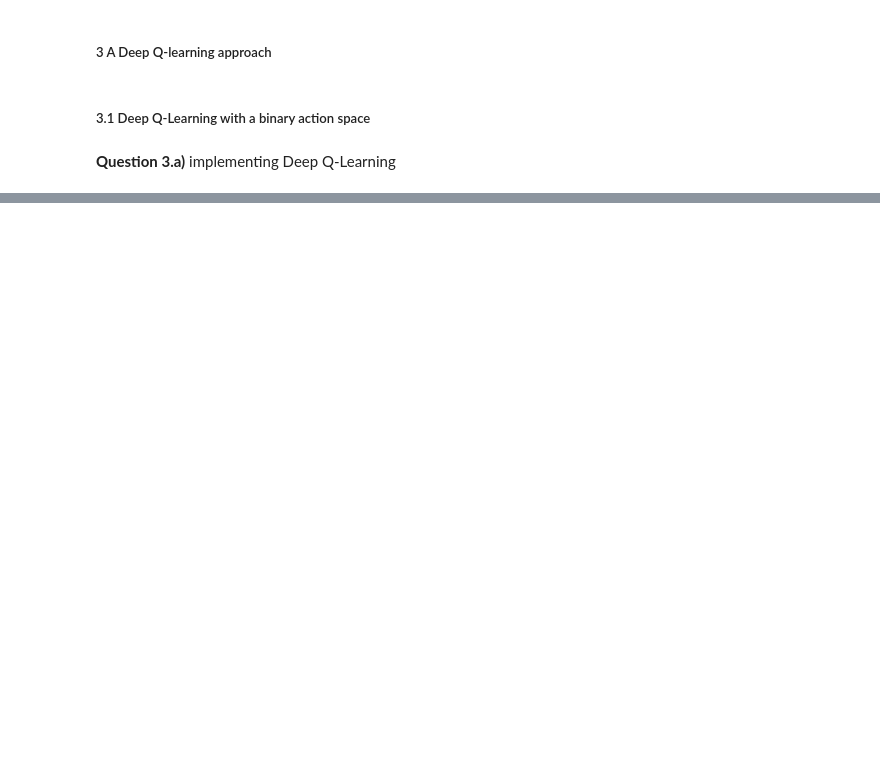
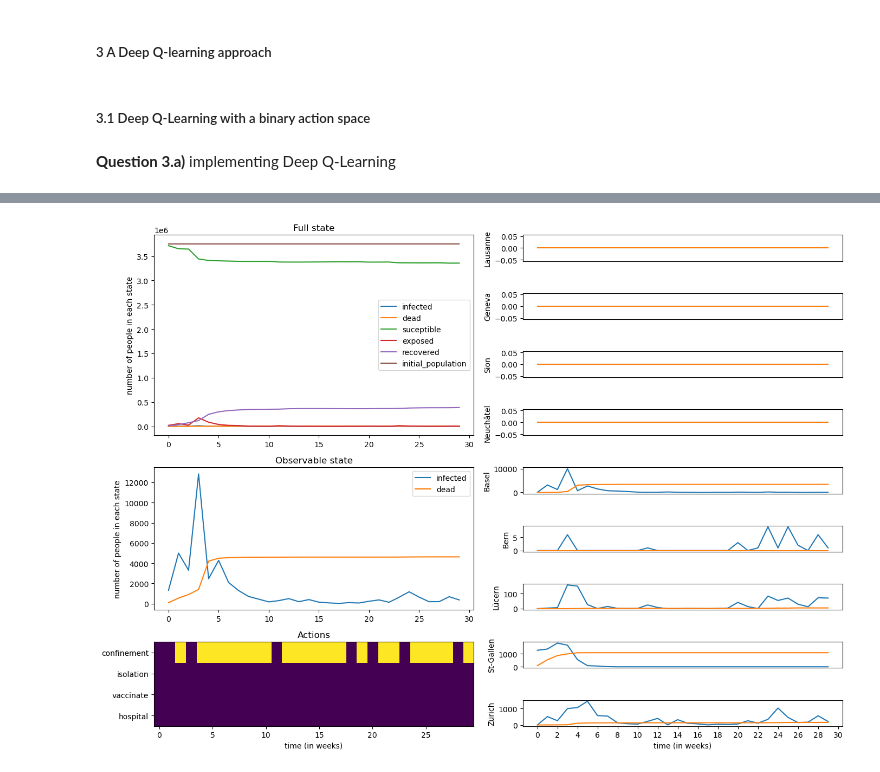
Before and after one commit to hichemhadhri/Miniproject_DQN-2, a Jupyter notebook: final.ipynb, the cells around one changed output, grey strips where cells are left out. Drawn from its saved outputs; the diff is of its cells as text; code cells hidden in the pictures; blank space fills up the shorter version.

```diff
--- a/final.ipynb
+++ b/final.ipynb
@@ -298,8 +276,7 @@ torch.use_deterministic_algorithms(True)
 BATCH_SIZE = 2048
 GAMMA = 0.9
 EPS = 0.7
-TAU = 0.005
-LR = 1e-4
+LR = 5e-3
 
 # seed the random number generator for reproductibility
 random.seed(seed)
@@ -355,7 +332,7 @@ for episode in range(num_episodes):
             next_obs = torch.tensor(next_obs, dtype=torch.float32, device=device)
 
 
-        print(next_obs.shape)
+
         agent.remember(obs, action, next_obs,R )
         obs = next_obs
         cumulative_reward += int(R)
@@ -364,7 +341,7 @@ for episode in range(num_episodes):
     train_trace[episode] = int(cumulative_reward)
 
     # Run a traing step
-    agent.optimize_model(optimizer,episode=5)
+    agent.optimize_model(optimizer,episode=episode)
 
 
 
@@ -374,10 +351,12 @@ for episode in range(num_episodes):
         for eval_episode in range(num_eval_episodes):
             obs, info = env.reset()
             done = False
+            obs = torch.tensor(obs, dtype=torch.float32, device=device)
             while not done:
                 action = agent.act(obs, eps=0.0)
                 obs, R, done, info = env.step(action)
                 eval_cumulative_reward += R
+                obs = torch.tensor(obs, dtype=torch.float32, device=device)
 
         eval_average_reward = int(eval_cumulative_reward / num_eval_episodes)
 
@@ -593,0 +379,26 @@ torch.Size([1, 1])
+# %%
+
+
+""" Run the simulation """
+log = []
+finished = False
+obs, info = env.reset(seed)
+
+while not finished:
+
+    obs = torch.tensor(obs, dtype=torch.float32, device=device)
+
+    action = agent.act(obs, eps=0.0)
+    obs, R, finished, info = env.step(action)
+
+    obs = torch.tensor(obs, dtype=torch.float32, device=device)
+
+    log.append(info) # save the information dict for logging
+
+
+total, cities, actions = parse_logs(dyn, log)
+
+
+plot_info(total, cities, actions)
+# %% [output]
+[figure, added]
```
Also changed, not shown: parts of 11 cells of this notebook.
